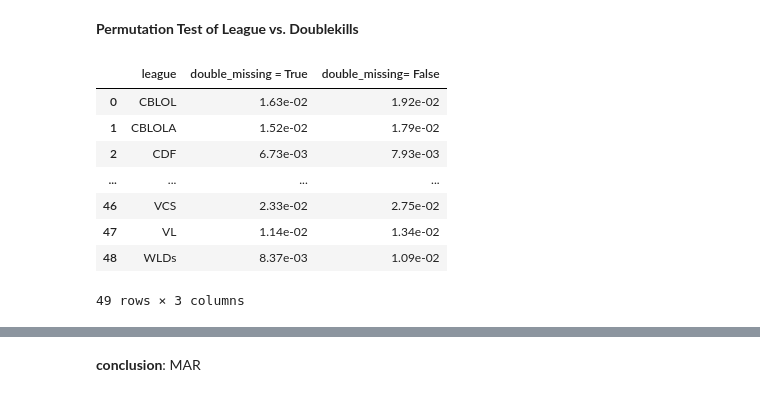
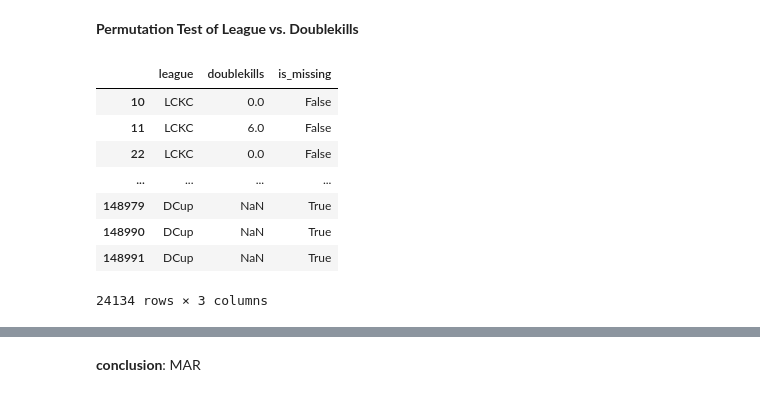
Before and after one commit to skvillamin/league-predictions, a Jupyter notebook: Final Code.ipynb, the cells around one changed output, grey strips where cells are left out. Drawn from its saved outputs; the diff is of its cells as text; code cells hidden in the pictures.

```diff
--- a/Final Code.ipynb
+++ b/Final Code.ipynb
@@ -306,18 +231,18 @@ league_prop_notmissing.head().style.format({'doublekills': '{:.8f}'.format})
 # %% [markdown]
 **Permutation Test of League vs. Doublekills**
-# %%
-league_2= league_prop_missing.merge(league_prop_notmissing, on= "league")
-league_2= league_2.rename(columns= {'doublekills_x': 'double_missing = True', 'doublekills_y': 'double_missing= False'})
-league_2.style.format({'double_missing = True': '{:.8f}'.format})
-league_2
-# %% [output]
-|  | league | double_missing = True | double_missing= False |
-| 0 | CBLOL | 1.63e-02 | 1.92e-02 |
-| 1 | CBLOLA | 1.52e-02 | 1.79e-02 |
-| 2 | CDF | 6.73e-03 | 7.93e-03 |
-| ... | ... | ... | ... |
-| 46 | VCS | 2.33e-02 | 2.75e-02 |
-| 47 | VL | 1.14e-02 | 1.34e-02 |
-| 48 | WLDs | 8.37e-03 | 1.09e-02 |
-49 rows × 3 columns
+# %%
+#create the df for the permutation test
+league_double = teams_only[['league', 'doublekills']]
+league_double['is_missing'] = league_double['doublekills'].isna()
+league_double
+# %% [output]
+|  | league | doublekills | is_missing |
+| 10 | LCKC | 0.0 | False |
+| 11 | LCKC | 6.0 | False |
+| 22 | LCKC | 0.0 | False |
+| ... | ... | ... | ... |
+| 148979 | DCup | NaN | True |
+| 148990 | DCup | NaN | True |
+| 148991 | DCup | NaN | True |
+24134 rows × 3 columns
 # %%
```
Also changed, not shown: parts of 41 cells of this notebook, 6 other files.
